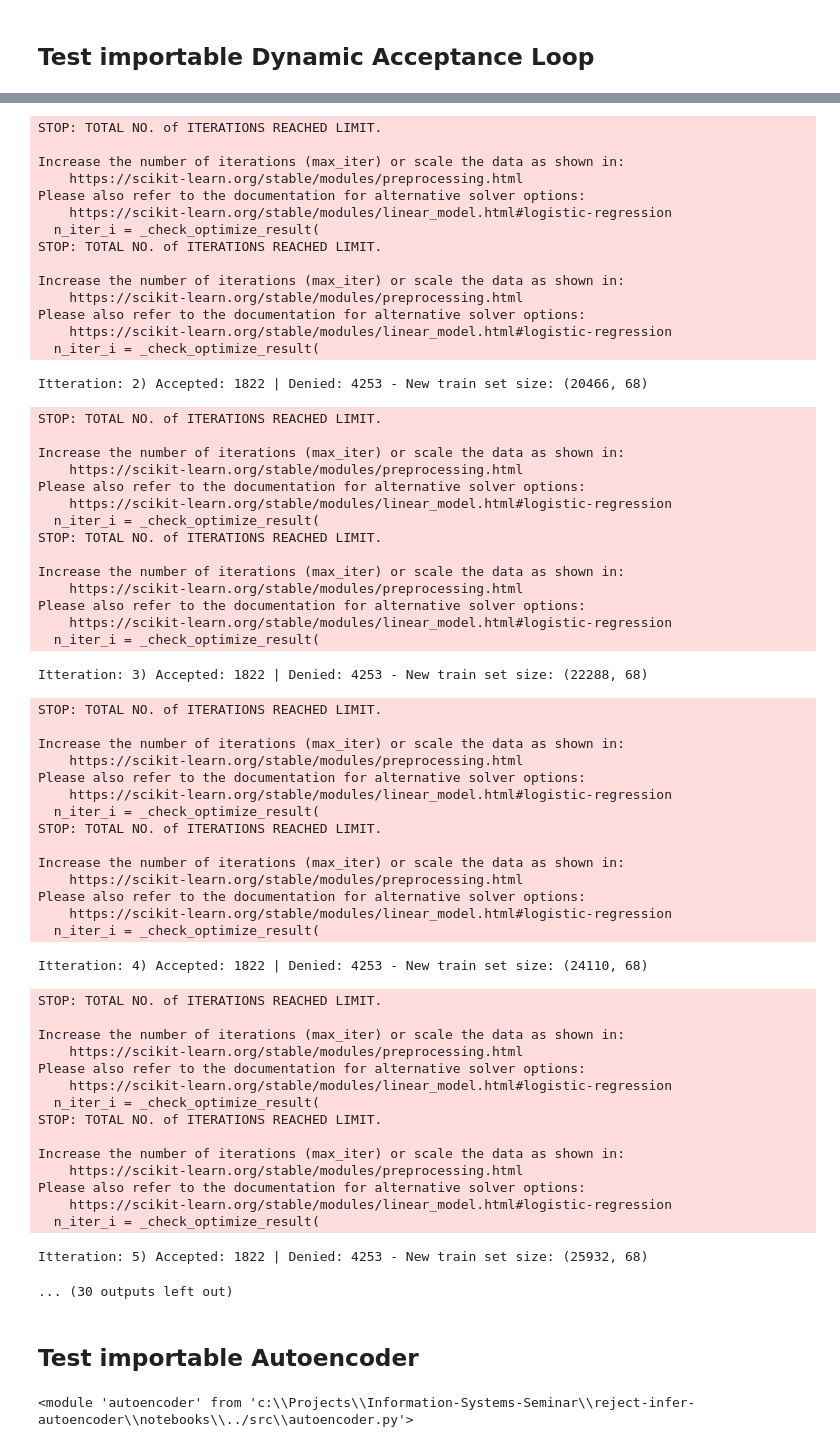
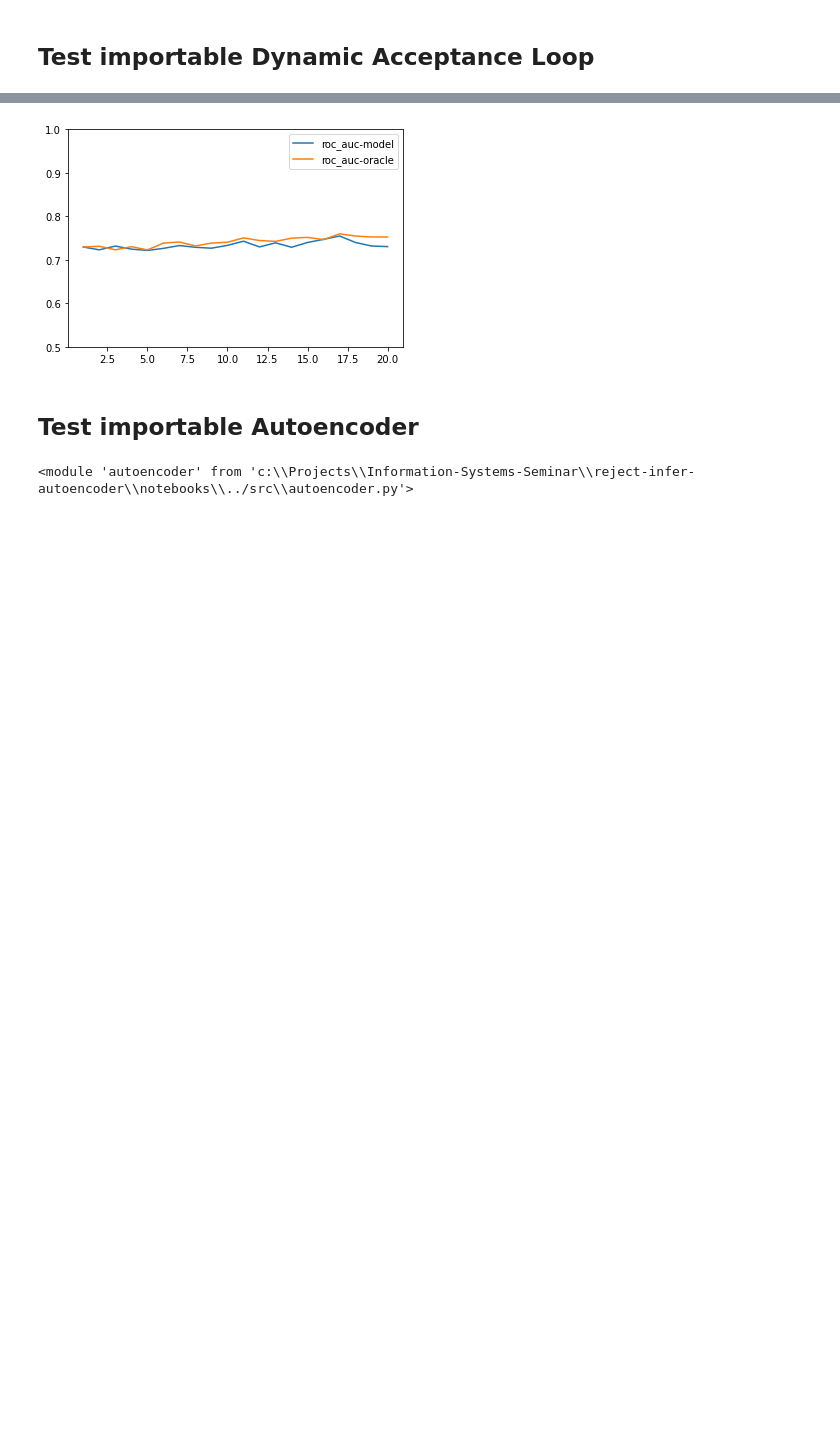
Before and after one commit to lukasvoege/reject-infer-autoencoder, a Jupyter notebook: notebooks/playground.ipynb, the cells around one changed output, grey strips where cells are left out. Drawn from its saved outputs; the diff is of its cells as text; code cells hidden in the pictures; blank space fills up the shorter version.

```diff
--- a/notebooks/playground.ipynb
+++ b/notebooks/playground.ipynb
@@ -19,7 +19,7 @@ import torch
 # %%
 n_years = 20
 
-sim = dal.Simulate_acceptance_loop("gmsc.csv", LogisticRegression(), 0.1, 0.1, n_years, norm_features=True)
+sim = dal.Simulate_acceptance_loop("paipaidai.csv", lgbm.LGBMClassifier(), 0.1, 0.1, n_years, norm_features=False)
 results_generator = sim.run()
 
 metrics = None
@@ -73,64 +60,4 @@ Itteration: 1) Accepted: 1822 | Denied: 4253 - New train set size: (18644, 68)
-STOP: TOTAL NO. of ITERATIONS REACHED LIMIT.
-
-Increase the number of iterations (max_iter) or scale the data as shown in:
-    https://scikit-learn.org/stable/modules/preprocessing.html
-Please also refer to the documentation for alternative solver options:
-    https://scikit-learn.org/stable/modules/linear_model.html#logistic-regression
-  n_iter_i = _check_optimize_result(
-STOP: TOTAL NO. of ITERATIONS REACHED LIMIT.
-
-Increase the number of iterations (max_iter) or scale the data as shown in:
-    https://scikit-learn.org/stable/modules/preprocessing.html
-Please also refer to the documentation for alternative solver options:
-    https://scikit-learn.org/stable/modules/linear_model.html#logistic-regression
-  n_iter_i = _check_optimize_result(
-Itteration: 2) Accepted: 1822 | Denied: 4253 - New train set size: (20466, 68)
-STOP: TOTAL NO. of ITERATIONS REACHED LIMIT.
-
-Increase the number of iterations (max_iter) or scale the data as shown in:
-    https://scikit-learn.org/stable/modules/preprocessing.html
-Please also refer to the documentation for alternative solver options:
-    https://scikit-learn.org/stable/modules/linear_model.html#logistic-regression
-  n_iter_i = _check_optimize_result(
-STOP: TOTAL NO. of ITERATIONS REACHED LIMIT.
-
-Increase the number of iterations (max_iter) or scale the data as shown in:
-    https://scikit-learn.org/stable/modules/preprocessing.html
-Please also refer to the documentation for alternative solver options:
-    https://scikit-learn.org/stable/modules/linear_model.html#logistic-regression
-  n_iter_i = _check_optimize_result(
-Itteration: 3) Accepted: 1822 | Denied: 4253 - New train set size: (22288, 68)
-STOP: TOTAL NO. of ITERATIONS REACHED LIMIT.
-
-Increase the number of iterations (max_iter) or scale the data as shown in:
-    https://scikit-learn.org/stable/modules/preprocessing.html
-Please also refer to the documentation for alternative solver options:
-    https://scikit-learn.org/stable/modules/linear_model.html#logistic-regression
-  n_iter_i = _check_optimize_result(
-STOP: TOTAL NO. of ITERATIONS REACHED LIMIT.
-
-Increase the number of iterations (max_iter) or scale the data as shown in:
-    https://scikit-learn.org/stable/modules/preprocessing.html
-Please also refer to the documentation for alternative solver options:
-    https://scikit-learn.org/stable/modules/linear_model.html#logistic-regression
-  n_iter_i = _check_optimize_result(
-Itteration: 4) Accepted: 1822 | Denied: 4253 - New train set size: (24110, 68)
-STOP: TOTAL NO. of ITERATIONS REACHED LIMIT.
-
-Increase the number of iterations (max_iter) or scale the data as shown in:
-    https://scikit-learn.org/stable/modules/preprocessing.html
-Please also refer to the documentation for alternative solver options:
-    https://scikit-learn.org/stable/modules/linear_model.html#logistic-regression
-  n_iter_i = _check_optimize_result(
-STOP: TOTAL NO. of ITERATIONS REACHED LIMIT.
-
-Increase the number of iterations (max_iter) or scale the data as shown in:
-    https://scikit-learn.org/stable/modules/preprocessing.html
-Please also refer to the documentation for alternative solver options:
-    https://scikit-learn.org/stable/modules/linear_model.html#logistic-regression
-  n_iter_i = _check_optimize_result(
-Itteration: 5) Accepted: 1822 | Denied: 4253 - New train set size: (25932, 68)
-... (30 outputs left out)
+[figure, added]
 # %% [markdown]
 ## Test importable Autoencoder
 # %%
```
Also changed, not shown: parts of 3 cells of this notebook, 4 other files.
